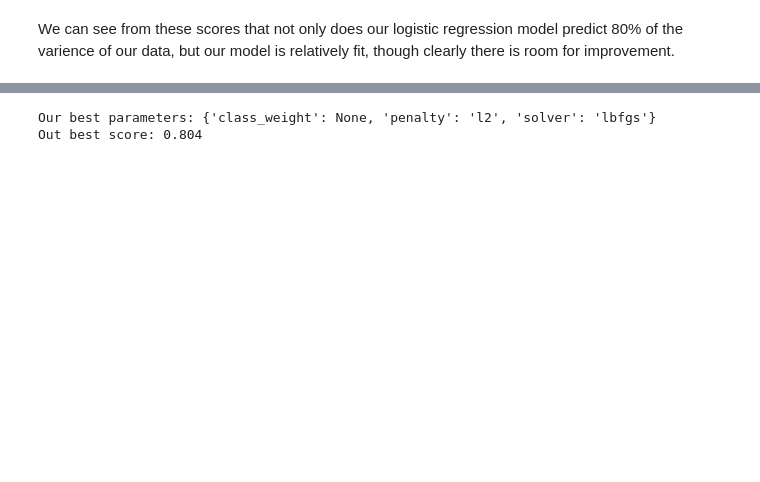
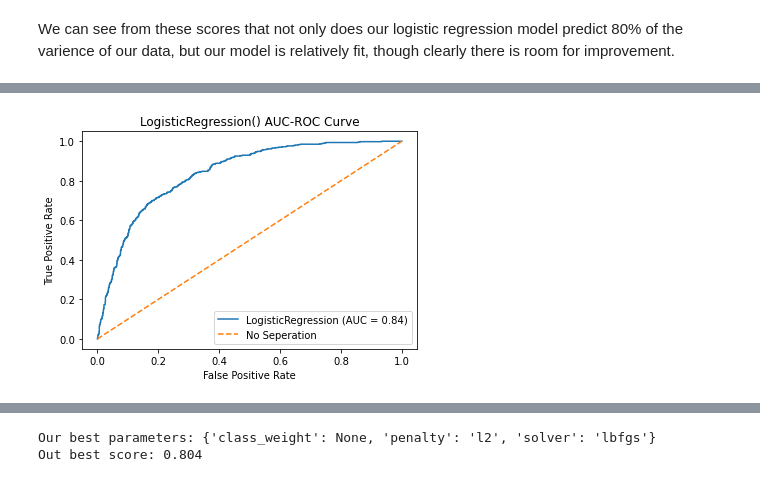
Before and after one commit to MDMHemsley/ChurnPractice, a Jupyter notebook: Modeling.ipynb, the cells around one changed output, grey strips where cells are left out. Drawn from its saved outputs; the diff is of its cells as text; code cells hidden in the pictures; blank space fills up the shorter version.

```diff
--- a/Modeling.ipynb
+++ b/Modeling.ipynb
@@ -120,3 +138,16 @@ weighted avg       0.80      0.81      0.80      1758
+# %%
+#AUC-ROC Curve Function
+def plot_aucroc_curve(model,X_test,y_test):
+    plot_roc_curve(model, X_test, y_test)
+    plt.plot([0,1],[0,1], label ='No Seperation',linestyle='--')
+    plt.title(str(model)+' AUC-ROC Curve')
+    plt.legend();
+    plt.savefig('./assets/'+str(model)+'_AUCROC.png');
+# %%
+# Base Logit AUC-ROC curve
+plot_aucroc_curve(logit,X_sc_test,y_test)
+# %% [output]
+[figure, added]
 # %%
 print(classification_report(y_eng_test,eng_preds))
 eng_cm = confusion_matrix(y_eng_test,eng_preds)
```
Also changed, not shown: parts of 43 cells of this notebook, 11 other files.
